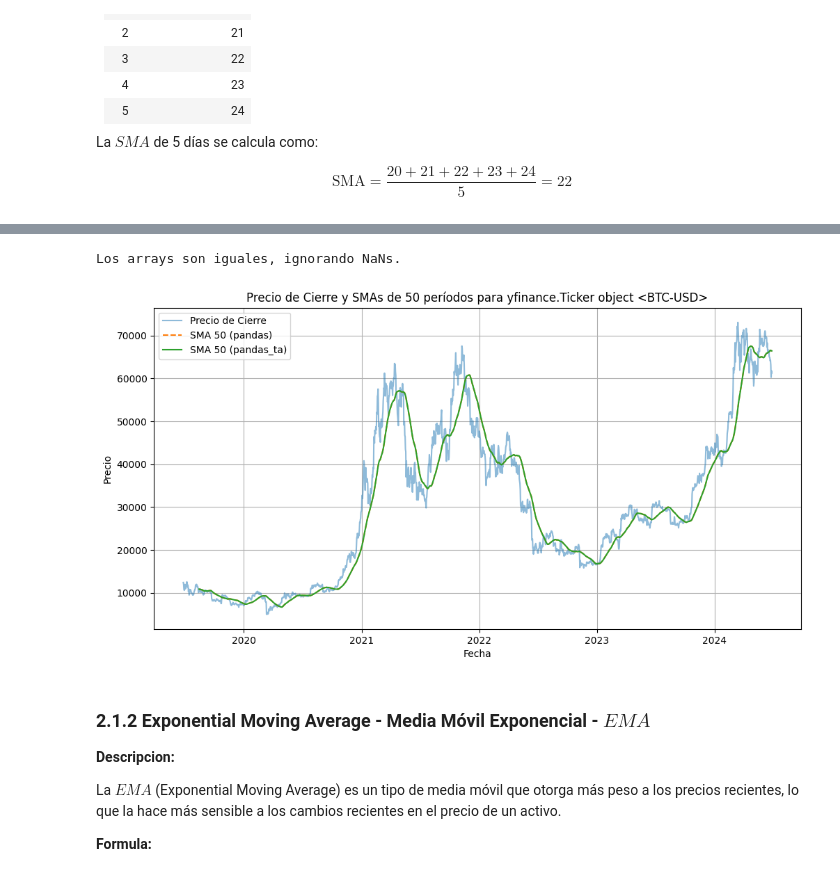
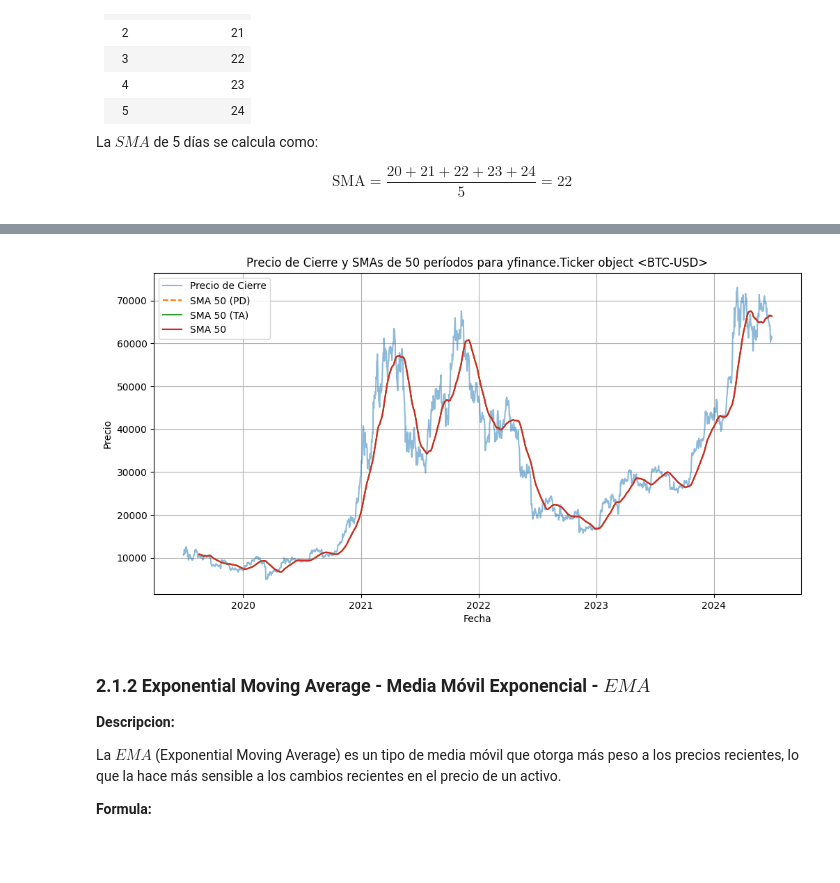
Before and after one commit to aranagarapena/quantitative-trading-analysis, a Jupyter notebook: Curso/Algorithmic Trading Strategies in Python/Section 2.-Indicators/1.-indicators-trend.ipynb, the cells around one changed output, grey strips where cells are left out. Drawn from its saved outputs; the diff is of its cells as text; code cells hidden in the pictures.

Commit message:
media movil exponencial calculada bien

```diff
--- a/Curso/Algorithmic Trading Strategies in Python/Section 2.-Indicators/1.-indicators-trend.ipynb
+++ b/Curso/Algorithmic Trading Strategies in Python/Section 2.-Indicators/1.-indicators-trend.ipynb
@@ -129,5 +138,7 @@ for i in range(close_prices.size):
         sma_50_calculada[i] = np.nanmean(slice_data)  # Calcula la media ignorando NaNs usando np.nanmean
     else:
         sma_50_calculada[i] = np.nan
+
+data['SMA_50_calculada'] = sma_50_calculada
 # %%
 # SMA Pandas
@@ -140,29 +147,20 @@ data['SMA_50'] = data['Close'].rolling(window=periodos).mean()
 # %%
 # SMA Pandas TA
 data['SMA_50_ta'] = ta.sma(data['Close'], length=periodos)
-# %%
-# miramos si ambas son iguales
-comparison_mask = np.isnan(data['SMA_50'].values) & np.isnan(sma_50_calculada)
-
-if np.array_equal(data['SMA_50'][~comparison_mask], sma_50_calculada[~comparison_mask]):
-    print("Los arrays son iguales, ignorando NaNs.")
-else:
-    print("Los arrays son diferentes.")
-# %% [output]
-Los arrays son iguales, ignorando NaNs.
 # %%
 plt.figure(figsize=(12, 6))
 plt.plot(data.index, data['Close'], label='Precio de Cierre', alpha=0.5)
-plt.plot(data.index, data['SMA_50'], label='SMA 50 (pandas)', linestyle='--')
-plt.plot(data.index, data['SMA_50_ta'], label='SMA 50 (pandas_ta)')
+plt.plot(data.index, data['SMA_50'], label='SMA 50 (PD)', linestyle='--')
+plt.plot(data.index, data['SMA_50_ta'], label='SMA 50 (TA)')
+plt.plot(data.index, data['SMA_50_calculada'], label='SMA 50')
 plt.title(f'Precio de Cierre y SMAs de 50 períodos para {ticker}')
 plt.xlabel('Fecha')
 plt.ylabel('Precio')
 plt.legend()
 plt.grid(True)
 plt.show()
 # %% [output]
-[figure, old version]
+[figure, new version]
 # %%
 # Crear el gráfico interactivo con Plotly
 fig = go.Figure()
```
Also changed, not shown: parts of 11 cells of this notebook.
